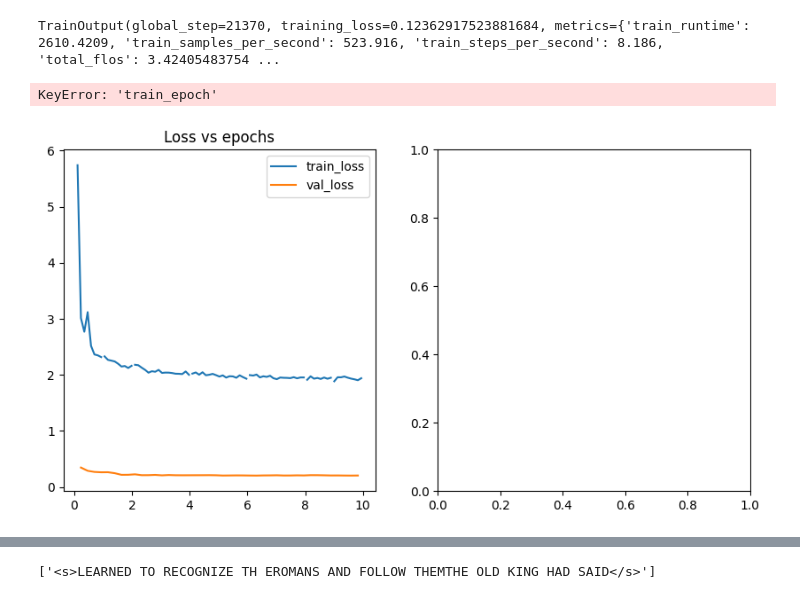
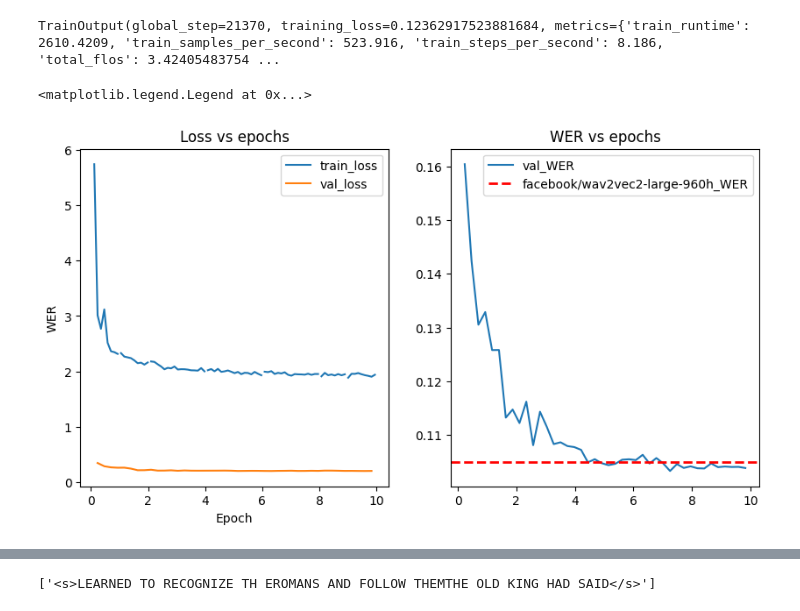
Before and after one commit to teofc111/asr_project, a Jupyter notebook: asr-train/cv-train-2a.ipynb, the cells around one changed output, grey strips where cells are left out. Saved outputs shown, nothing was run; the diff lists cells and outputs as text; code cells hidden in the pictures.

```diff
--- a/asr-train/cv-train-2a.ipynb
+++ b/asr-train/cv-train-2a.ipynb
@@ -848,15 +849,20 @@ df_eval = df.loc[~pd.isna(df['eval/loss']),:]
 # %%
 n_step_per_epoch = 13
 fig, axs = plt.subplots(1,2,figsize=(10,5))
 
 axs[0].plot(df['train/epoch'],df['train/loss'],label='train_loss')
 axs[0].plot(df_eval['train/epoch'],df_eval['eval/loss'],label='val_loss')
 axs[0].set_title('Loss vs epochs')
+axs[0].set_xlabel('Epoch')
+axs[0].set_ylabel('Loss')
 axs[0].legend()
 
-axs[1].plot(df_eval['train_epoch'],df_eval['eval/wer'],label='val_WER')
+axs[1].plot(df_eval['train/epoch'],df_eval['eval/wer'],label='val_WER')
 axs[1].axhline(y=0.105, color='red', linestyle='--', linewidth=2, label='facebook/wav2vec2-large-960h_WER')
+axs[1].set_title('WER vs epochs')
+axs[0].set_xlabel('Epoch')
+axs[0].set_ylabel('WER')
 axs[1].legend()
 # %% [output]
-KeyError: 'train_epoch'
+<matplotlib.legend.Legend at 0x...>
-[figure, old version]
+[figure, new version]
```
Also changed, not shown: parts of 22 cells of this notebook, 1 other file.
